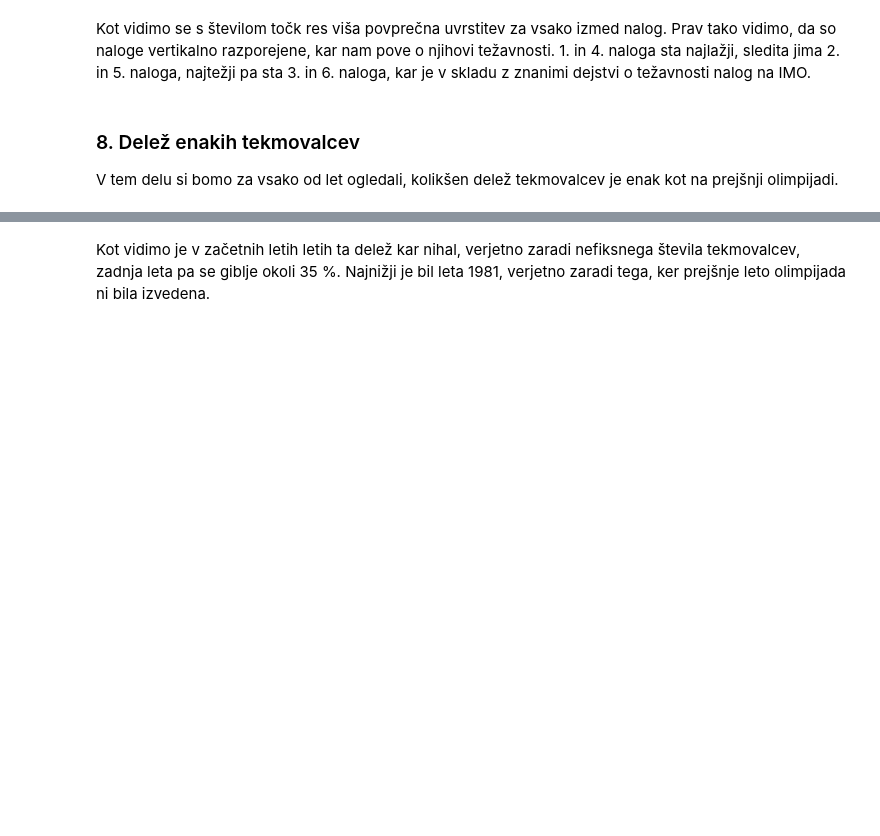
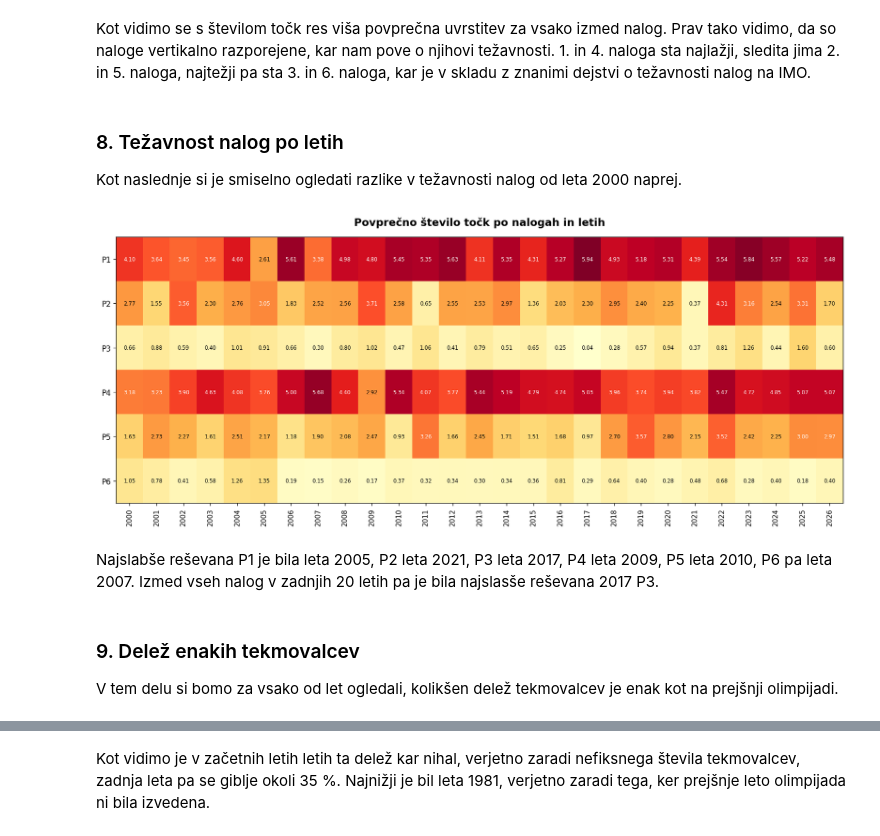
Before and after one commit to hranjecnace/uvp_projektna, a Jupyter notebook: analiza_podatkov.ipynb, the cells around one changed output, grey strips where cells are left out. Saved outputs shown, nothing was run; the diff lists cells and outputs as text; code cells hidden in the pictures; blank space fills up the shorter version.

```diff
--- a/analiza_podatkov.ipynb
+++ b/analiza_podatkov.ipynb
@@ -514,8 +520,57 @@ plt.show()
 [figure]
 # %% [markdown]
 Kot vidimo se s številom točk res viša povprečna uvrstitev za vsako izmed nalog. Prav tako vidimo, da so naloge vertikalno razporejene, kar nam pove o njihovi težavnosti. 1. in 4. naloga sta najlažji, sledita jima 2. in 5. naloga, najtežji pa sta 3. in 6. naloga, kar je v skladu z znanimi dejstvi o težavnosti nalog na IMO.
+# %% [markdown]
+### 8. Težavnost nalog po letih
+Kot naslednje si je smiselno ogledati razlike v težavnosti nalog od leta 2000 naprej.
+# %%
+heatmap = df[df["Leto"] >= 2000].copy()
+heatmap["Točke"] = heatmap["Točke"].apply(eval)
+heatmap = heatmap[heatmap["Točke"].apply(lambda t: len(t) == 6 and "None" not in t)]
+
+tocke = pd.DataFrame(
+    heatmap["Točke"].tolist(),
+    columns=[f"P{i + 1}" for i in range(6)],
+    index=heatmap.index,
+).apply(pd.to_numeric, errors="coerce")
+
+tocke["Leto"] = heatmap["Leto"]
+
+povprecja = tocke.groupby("Leto").mean().T
+
+fig, ax = plt.subplots(figsize=(14, 6), dpi=120)
+im = ax.imshow(povprecja.values, cmap="YlOrRd", aspect="auto")
+
+ax.set_xticks(range(len(povprecja.columns)))
+ax.set_xticklabels(povprecja.columns, fontsize=9, rotation=90)
+ax.set_yticks(range(6))
+ax.set_yticklabels(povprecja.index, fontsize=10)
+
+ax.set_title(
+    "Povprečno število točk po nalogah in letih", fontsize=14, weight="bold", pad=15
+)
+
+for i in range(6):
+    for j in range(len(povprecja.columns)):
+        vrednost = povprecja.values[i, j]
+        ax.text(
+            j,
+            i,
+            f"{vrednost:.2f}",
+            ha="center",
+            va="center",
+            fontsize=7,
+            color="white" if vrednost > povprecja.values.max() * 0.5 else "black",
+        )
+
+plt.tight_layout()
+plt.show()
+# %% [output]
+[figure, added]
+# %% [markdown]
+Najslabše reševana P1 je bila leta 2005, P2 leta 2021, P3 leta 2017, P4 leta 2009, P5 leta 2010, P6 pa leta 2007. Izmed vseh nalog v zadnjih 20 letih pa je bila najslasše reševana 2017 P3.
 # %% [markdown]
-### 8. Delež enakih tekmovalcev
+### 9. Delež enakih tekmovalcev
 V tem delu si bomo za vsako od let ogledali, kolikšen delež tekmovalcev je enak kot na prejšnji olimpijadi.
 # %%
 leta_urejeno = sorted(df["Leto"].unique())
```
Also changed, not shown: parts of 11 cells of this notebook, 3 other files.
